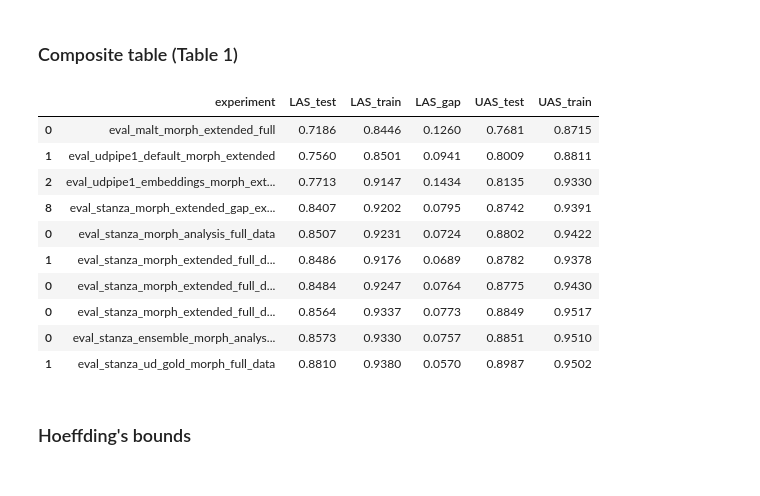
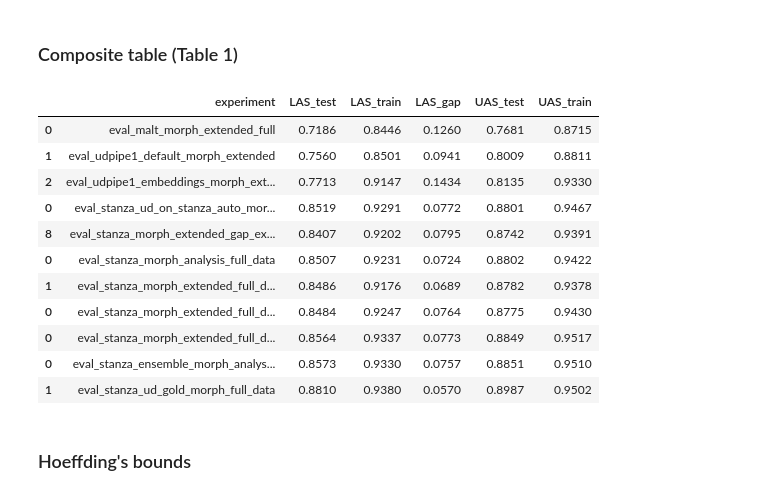
Before and after one commit to estnltk/syntax_experiments, a Jupyter notebook: 06_result_tables.ipynb, the cells around one changed output. Drawn from its saved outputs; the diff is of its cells as text; code cells hidden in the pictures.

Commit message:
Uploaded experiment with stanza's default morphological tagging

```diff
--- a/06_result_tables.ipynb
+++ b/06_result_tables.ipynb
@@ -195,37 +203,40 @@ read_csv('edt_2.11/results_stanza_basic.csv')
 # %%
 # MaltParser and UDPipe-1 results
 res1 = read_csv('edt_2.6/results_full_data_malt_udpipe1.csv')
+# Stanza parser trained on stanza's UD morph annotations:
+res2x = read_csv('edt_2.6/results_stanza_UD_on_auto_UD_morph.csv')
 # Stanza only_wordforms experiment
 res2 = read_csv('edt_2.6/results_gap_experiments.csv')
 res2 = res2.loc[res2['experiment'].str.contains('08_only_wordforms')]
 # Basic Stanza MA and ME parser results on EDT 2.6
 res3 = read_csv('edt_2.6/results_stanza_basic.csv')
 # Rename models
 res3.loc[:, 'experiment'] = res3.apply(lambda x: re.sub(r'eval_stanza_morph_extended_full_data',\
                                                          'eval_stanza_morph_extended_full_data (EDT_2.6)',
                                                           x['experiment']), axis=1)
 # Stanza trained and evaluated EDT 2.11
 res4 = read_csv('edt_2.11/results_stanza_basic.csv')
 res4.loc[:, 'experiment'] = res4.apply(lambda x: re.sub(r'eval_stanza_morph_extended_full_data',\
                                                          'eval_stanza_morph_extended_full_data (EDT_2.11)',
                                                           x['experiment']), axis=1)
 # ME ensemble results with aggregation_algorithm = 'majority_voting'
 res5 = read_csv('edt_2.6/results_ensemble_majority_voting.csv')
 res5 = res5.loc[res5['experiment'].str.contains('full_data_ensemble_majority_voting')]
 # MA ensemble results with default aggregation_algorithm
 res6 = read_csv('edt_2.6/results_stanza_MA_ensembles.csv')
 res6 = res6.loc[res6['experiment'].str.contains('eval_stanza_ensemble_morph_analysis_full_data_default')]
 # Results on UD gold
 res7 = read_csv('edt_2.6/results_gold_and_auto_ud_morph.csv')
 res7 = res7.loc[res7['experiment'].str.contains('ud_gold')]
-composite_res = pandas.concat([res1, res2, res3, res4, res5, res6, res7])
+composite_res = pandas.concat([res1, res2x, res2, res3, res4, res5, res6, res7])
 composite_res = composite_res.drop(['test_words', 'train_words'], axis=1)
 composite_res
 # %% [output]
 |  | experiment | LAS_test | LAS_train | LAS_gap | UAS_test | UAS_train |
 | 0 | eval_malt_morph_extended_full | 0.7186 | 0.8446 | 0.1260 | 0.7681 | 0.8715 |
 | 1 | eval_udpipe1_default_morph_extended | 0.7560 | 0.8501 | 0.0941 | 0.8009 | 0.8811 |
 | 2 | eval_udpipe1_embeddings_morph_ext... | 0.7713 | 0.9147 | 0.1434 | 0.8135 | 0.9330 |
+| 0 | eval_stanza_ud_on_stanza_auto_mor... | 0.8519 | 0.9291 | 0.0772 | 0.8801 | 0.9467 |
 | 8 | eval_stanza_morph_extended_gap_ex... | 0.8407 | 0.9202 | 0.0795 | 0.8742 | 0.9391 |
 | 0 | eval_stanza_morph_analysis_full_data | 0.8507 | 0.9231 | 0.0724 | 0.8802 | 0.9422 |
 | 1 | eval_stanza_morph_extended_full_d... | 0.8486 | 0.9176 | 0.0689 | 0.8782 | 0.9378 |
```
Also changed, not shown: parts of 6 cells of this notebook, 4 other files.
